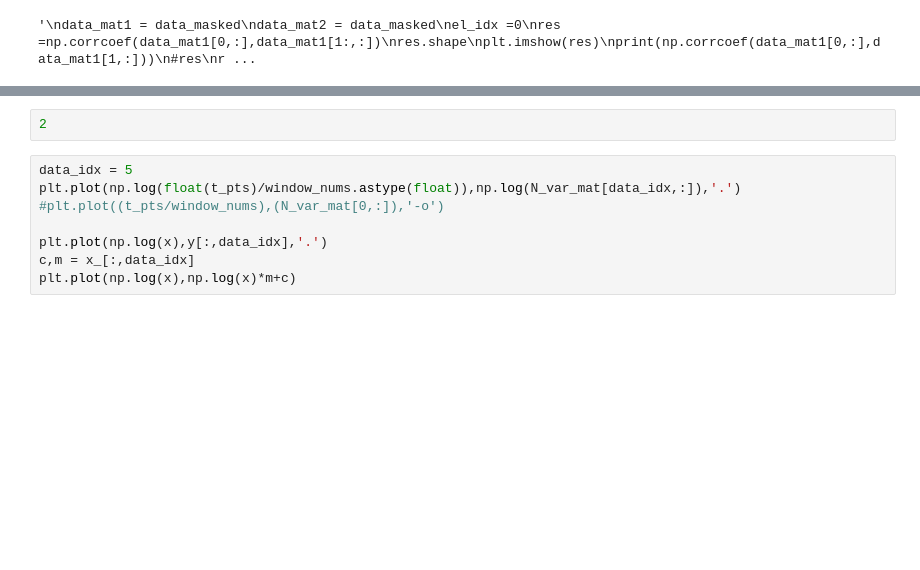
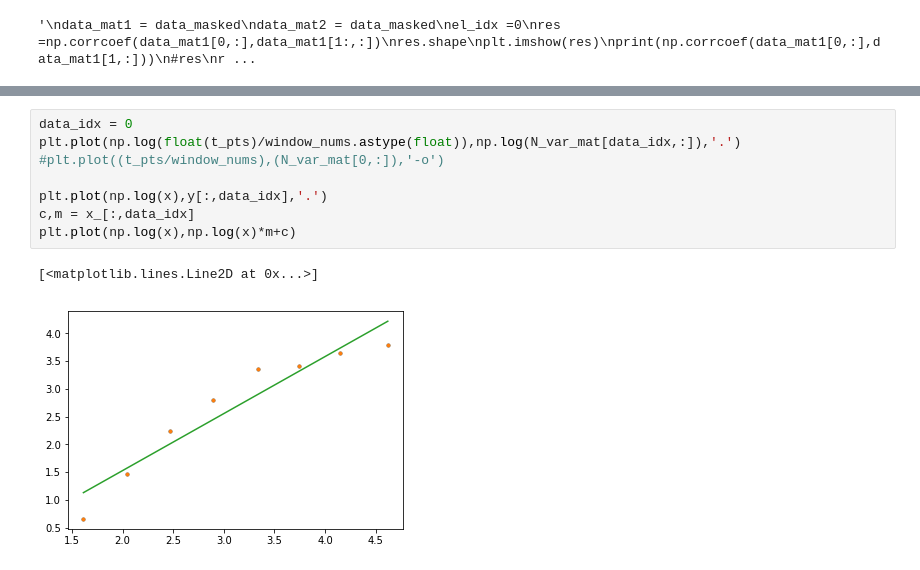
Before and after one commit to mMPI-MRI/scratch_in_progress, a Jupyter notebook: 2017_11_CalcHurst_per_vox.ipynb, the cells around one changed output, grey strips where cells are left out. Drawn from its saved outputs; the diff is of its cells as text; blank space fills up the shorter version.

```diff
--- a/2017_11_CalcHurst_per_vox.ipynb
+++ b/2017_11_CalcHurst_per_vox.ipynb
@@ -267,10 +276,11 @@ plt.colorbar(h[3], ax=ax)
-# %%
-2
 # %%
-data_idx = 5
+data_idx = 0
 plt.plot(np.log(float(t_pts)/window_nums.astype(float)),np.log(N_var_mat[data_idx,:]),'.')
 #plt.plot((t_pts/window_nums),(N_var_mat[0,:]),'-o')
 
 plt.plot(np.log(x),y[:,data_idx],'.')
 c,m = x_[:,data_idx]
 plt.plot(np.log(x),np.log(x)*m+c)
+# %% [output]
+[<matplotlib.lines.Line2D at 0x...>]
+[figure, added]
```
Also changed, not shown: parts of 5 cells of this notebook.
